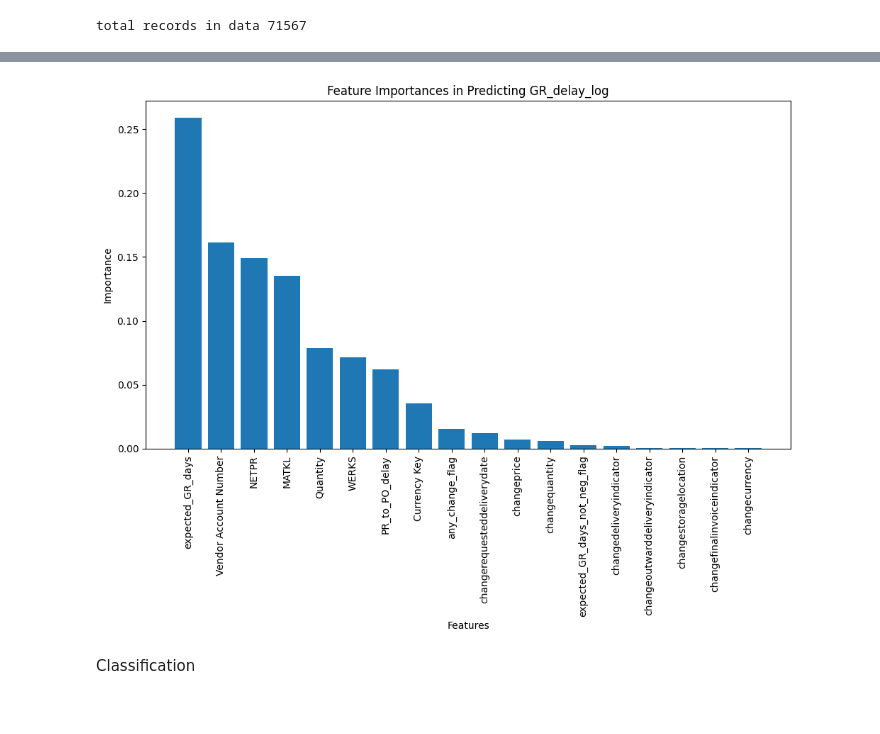
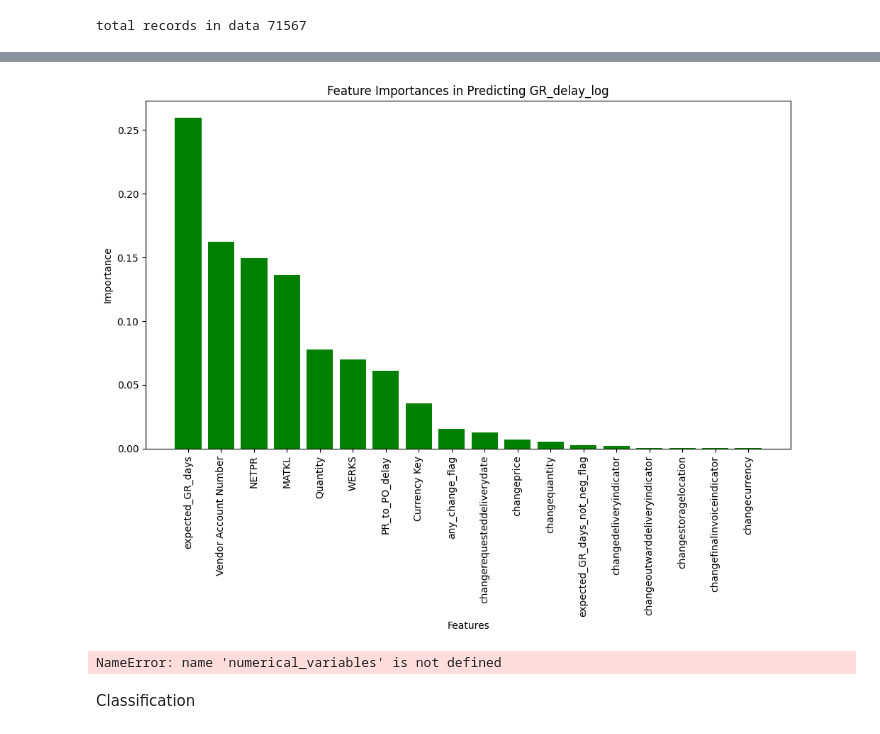
Before and after one commit to sri-anirudh/Deloitte-project, a Jupyter notebook: analysis2.ipynb, the cells around one changed output, grey strips where cells are left out. Cells and saved outputs as stored; diff of their text form; code cells hidden in the pictures.

```diff
--- a/analysis2.ipynb
+++ b/analysis2.ipynb
@@ -1585,32 +1585,32 @@ RandomForestRegressor Performance:
 # %%
 
 
 import matplotlib.pyplot as plt
 import numpy as np
 
 # Feature names from the model
 feature_names = numerical_features + categorical_features
 
 # Extract feature importances from the model
 importances = model.feature_importances_
 
 # Sort the feature importances in descending order
 indices = np.argsort(importances)[::-1]
 
 # Rearrange feature names so they match the sorted feature importances
 sorted_feature_names = [feature_names[i] for i in indices]
 
 # Plotting
 plt.figure(figsize=(10, 8))
 plt.title("Feature Importances in Predicting GR_delay_log")
-plt.bar(range(len(importances)), importances[indices], align="center")
+plt.bar(range(len(importances)), importances[indices], align="center",color='green')
 plt.xticks(range(len(importances)), sorted_feature_names, rotation=90)
 plt.ylabel('Importance')
 plt.xlabel('Features')
 plt.tight_layout()  # adjusts subplots to give some padding
 plt.show()
 # %% [output]
-[figure, old version]
+[figure, new version]
 # %%
 
 
@@ -1632,12 +1632,14 @@ sorted_feature_names = [feature_names[i] for i in indices]
 # Plotting
 plt.figure(figsize=(10, 8))
 plt.title("Feature Importances in Predicting GR_delay_log")
-plt.bar(range(len(importances)), importances[indices], align="center")
+plt.bar(range(len(importances)), importances[indices], align="center",color='green')
 plt.xticks(range(len(importances)), sorted_feature_names, rotation=90)
 plt.ylabel('Importance')
 plt.xlabel('Features')
 plt.tight_layout()  # adjusts subplots to give some padding
 plt.show()
+# %% [output]
+NameError: name 'numerical_variables' is not defined
 # %% [markdown]
 Classification
 # %%
```
Also changed, not shown: parts of 10 cells of this notebook, 1 other file.
